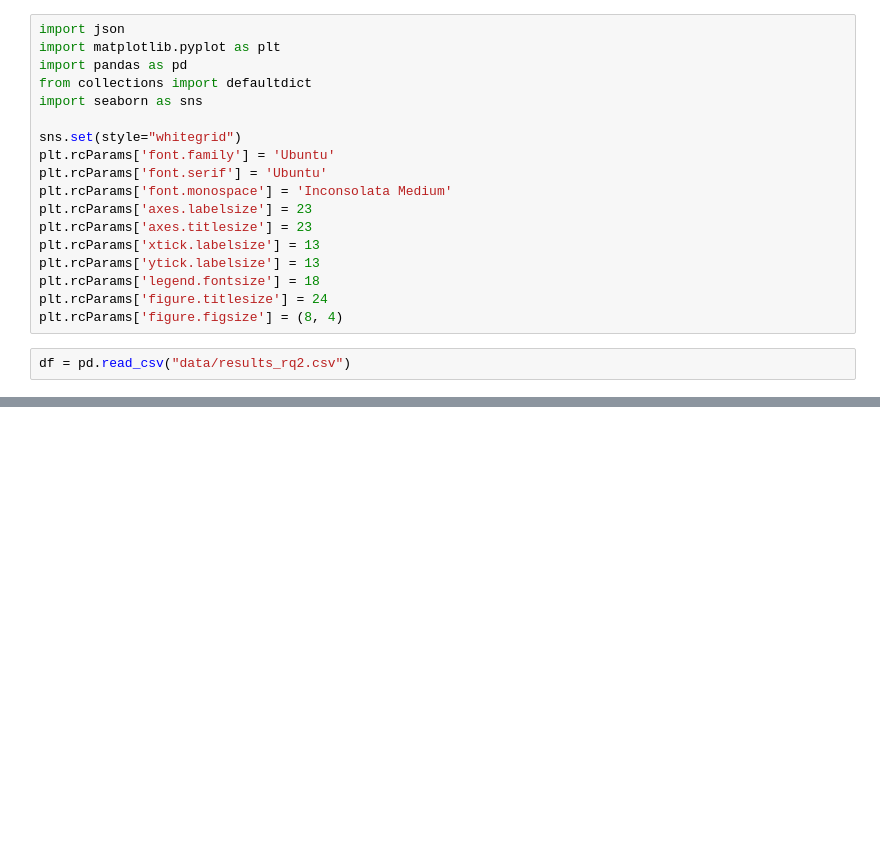
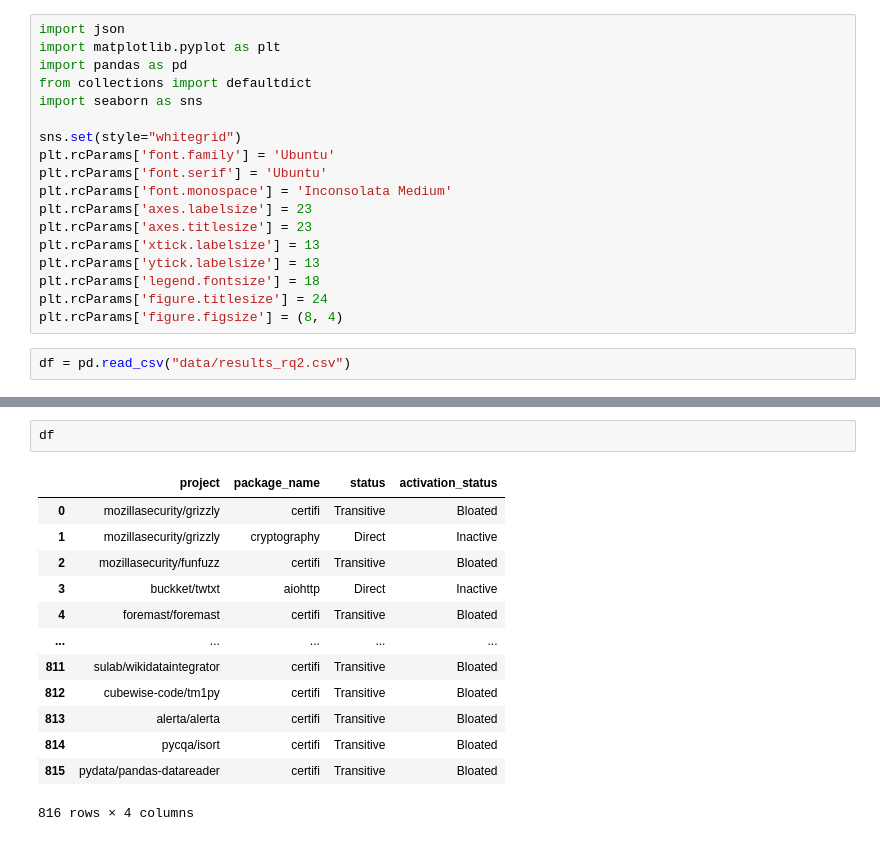
Before and after one commit to gdrosos/bloat-study-artifact, a Jupyter notebook: analysis/rq2.ipynb, the cells around one changed output, grey strips where cells are left out. Drawn from its saved outputs; the diff is of its cells as text; blank space fills up the shorter version.

```diff
--- a/analysis/rq2.ipynb
+++ b/analysis/rq2.ipynb
@@ -37,0 +21,16 @@ df[df["vulnerable_dependencies_reachable"]!=df["vulnerable_dependencies_bloated_
+# %%
+df
+# %% [output]
+|  | project | package_name | status | activation_status |
+| 0 | mozillasecurity/grizzly | certifi | Transitive | Bloated |
+| 1 | mozillasecurity/grizzly | cryptography | Direct | Inactive |
+| 2 | mozillasecurity/funfuzz | certifi | Transitive | Bloated |
+| 3 | buckket/twtxt | aiohttp | Direct | Inactive |
+| 4 | foremast/foremast | certifi | Transitive | Bloated |
+| ... | ... | ... | ... | ... |
+| 811 | sulab/wikidataintegrator | certifi | Transitive | Bloated |
+| 812 | cubewise-code/tm1py | certifi | Transitive | Bloated |
+| 813 | alerta/alerta | certifi | Transitive | Bloated |
+| 814 | pycqa/isort | certifi | Transitive | Bloated |
+| 815 | pydata/pandas-datareader | certifi | Transitive | Bloated |
+816 rows × 4 columns
```
Also changed, not shown: parts of 5 cells of this notebook, 4 other files.
